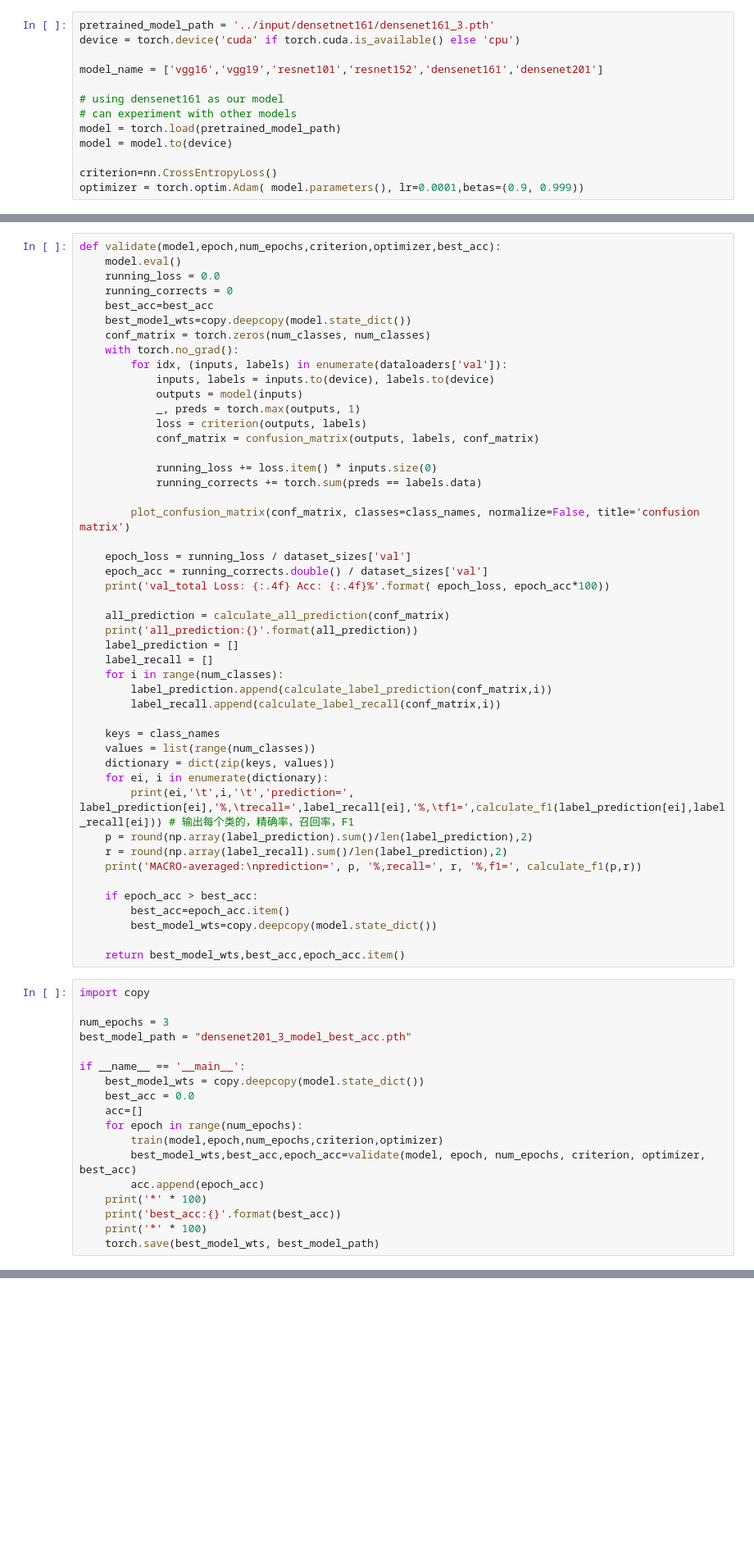
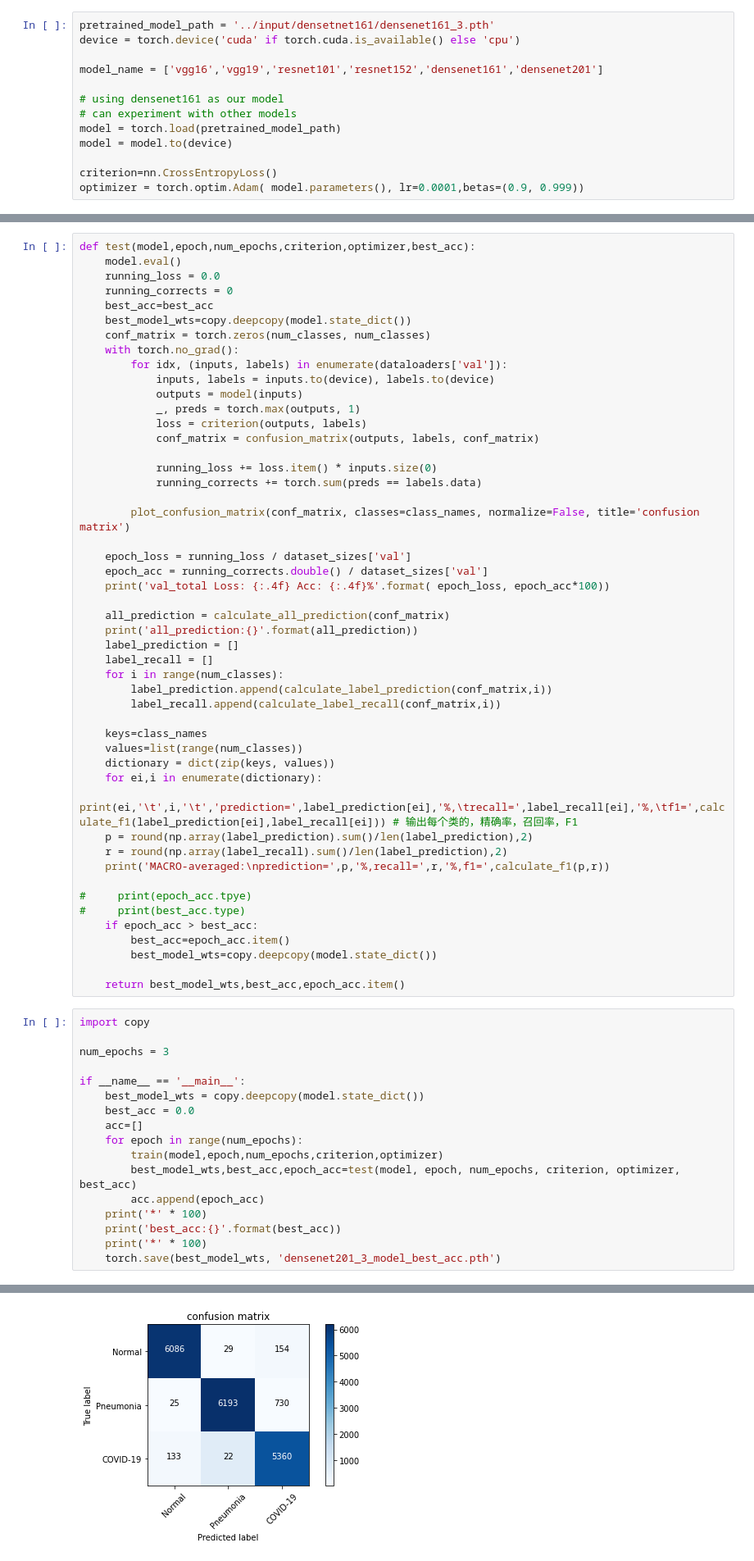
Before and after one commit to AbdullahMakhdoom/COVIDNet-CT-Identification, a Jupyter notebook: covidct-2a.ipynb, the cells around one changed output, grey strips where cells are left out. Shown: that part at 82% size. Cells and saved outputs as stored; diff of their text form; blank space fills up the shorter version.

```diff
--- a/covidct-2a.ipynb
+++ b/covidct-2a.ipynb
@@ -422,7 +470,7 @@ def train(model, epoch, num_epochs, criterion,optimizer):
     epoch_acc = running_corrects.double() / dataset_sizes['train']
     print('train_total Loss: {:.4f} Acc: {:.4f}%'.format( epoch_loss, epoch_acc*100))
 # %%
-def validate(model,epoch,num_epochs,criterion,optimizer,best_acc):
+def test(model,epoch,num_epochs,criterion,optimizer,best_acc):
     model.eval()
     running_loss = 0.0
     running_corrects = 0
@@ -454,15 +502,17 @@ def validate(model,epoch,num_epochs,criterion,optimizer,best_acc):
         label_prediction.append(calculate_label_prediction(conf_matrix,i))
         label_recall.append(calculate_label_recall(conf_matrix,i))
 
-    keys = class_names
-    values = list(range(num_classes))
+    keys=class_names
+    values=list(range(num_classes))
     dictionary = dict(zip(keys, values))
-    for ei, i in enumerate(dictionary):
-        print(ei,'\t',i,'\t','prediction=', label_prediction[ei],'%,\trecall=',label_recall[ei],'%,\tf1=',calculate_f1(label_prediction[ei],label_recall[ei])) # 输出每个类的，精确率，召回率，F1
+    for ei,i in enumerate(dictionary):
+        print(ei,'\t',i,'\t','prediction=',label_prediction[ei],'%,\trecall=',label_recall[ei],'%,\tf1=',calculate_f1(label_prediction[ei],label_recall[ei])) # 输出每个类的，精确率，召回率，F1
     p = round(np.array(label_prediction).sum()/len(label_prediction),2)
     r = round(np.array(label_recall).sum()/len(label_prediction),2)
-    print('MACRO-averaged:\nprediction=', p, '%,recall=', r, '%,f1=', calculate_f1(p,r))
+    print('MACRO-averaged:\nprediction=',p,'%,recall=',r,'%,f1=',calculate_f1(p,r))
 
+#     print(epoch_acc.tpye)
+#     print(best_acc.type)
     if epoch_acc > best_acc:
         best_acc=epoch_acc.item()
         best_model_wts=copy.deepcopy(model.state_dict())
@@ -472,7 +522,6 @@ def validate(model,epoch,num_epochs,criterion,optimizer,best_acc):
 import copy
 
 num_epochs = 3
-best_model_path = "densenet201_3_model_best_acc.pth"
 
 if __name__ == '__main__':
     best_model_wts = copy.deepcopy(model.state_dict())
@@ -480,9 +529,10 @@ if __name__ == '__main__':
     acc=[]
     for epoch in range(num_epochs):
         train(model,epoch,num_epochs,criterion,optimizer)
-        best_model_wts,best_acc,epoch_acc=validate(model, epoch, num_epochs, criterion, optimizer, best_acc)
+        best_model_wts,best_acc,epoch_acc=test(model, epoch, num_epochs, criterion, optimizer, best_acc)
         acc.append(epoch_acc)
     print('*' * 100)
     print('best_acc:{}'.format(best_acc))
     print('*' * 100)
-    torch.save(best_model_wts, best_model_path)
+    torch.save(best_model_wts, 'densenet201_3_model_best_acc.pth')
+# %% [output]
@@ -488,0 +542 @@ if __name__ == '__main__':
+[figure, added]
```
Also changed, not shown: parts of 19 cells of this notebook.
